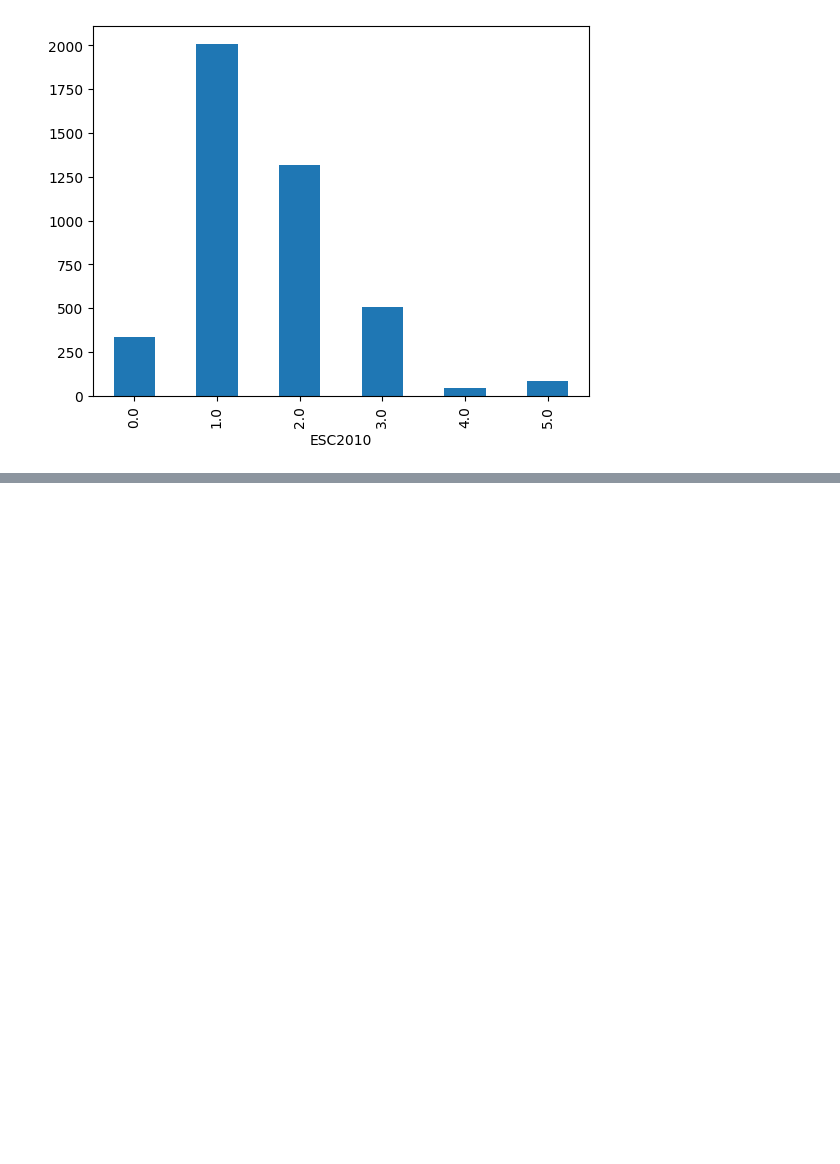
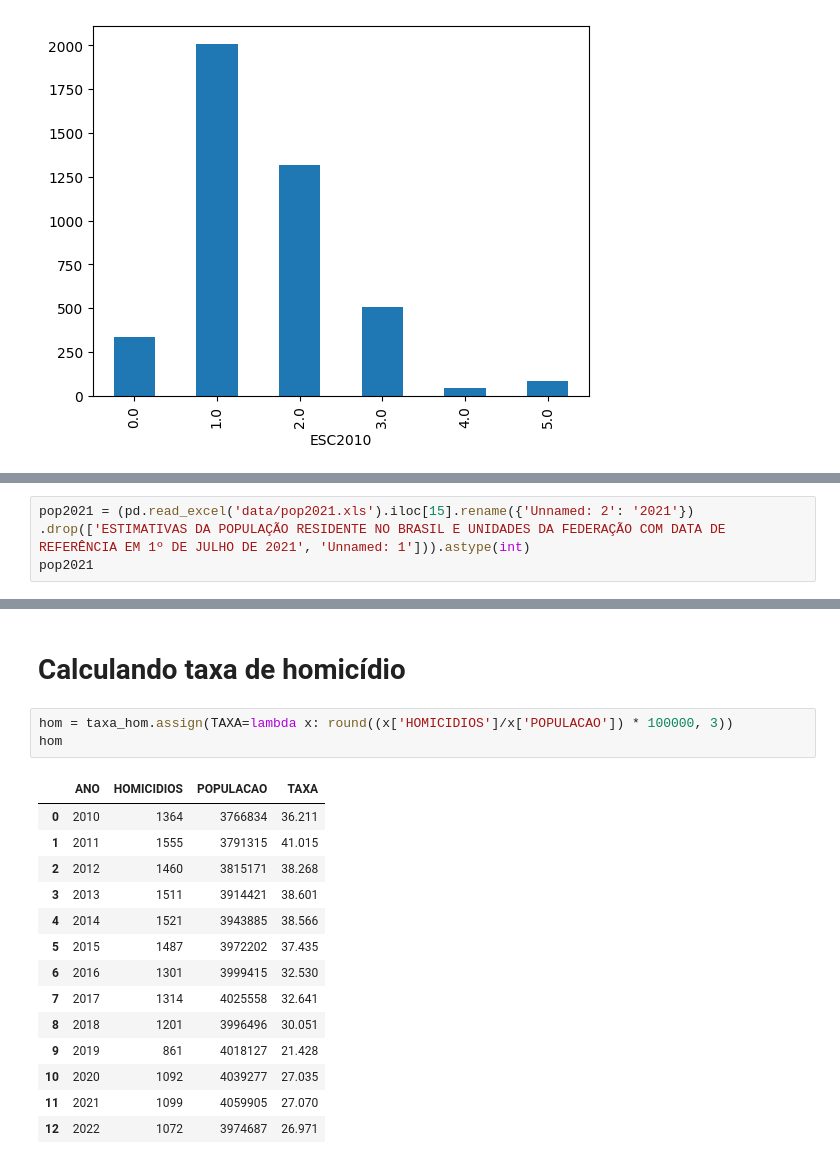
Before and after one commit to iagonmic/taxa-homicidio-pb, a Jupyter notebook: analise.ipynb, the cells around one changed output, grey strips where cells are left out. Drawn from its saved outputs; the diff is of its cells as text; blank space fills up the shorter version.

```diff
--- a/analise.ipynb
+++ b/analise.ipynb
@@ -150,0 +171,4 @@ ValueError: Multiple files found in ZIP file. Only one file per ZIP: ['PESSOAP3_
+# %%
+pop2021 = (pd.read_excel('data/pop2021.xls').iloc[15].rename({'Unnamed: 2': '2021'})
+.drop(['ESTIMATIVAS DA POPULAÇÃO RESIDENTE NO BRASIL E UNIDADES DA FEDERAÇÃO COM DATA DE REFERÊNCIA EM 1º DE JULHO DE 2021', 'Unnamed: 1'])).astype(int)
+pop2021
@@ -150,0 +212,20 @@ ValueError: Multiple files found in ZIP file. Only one file per ZIP: ['PESSOAP3_
+# %% [markdown]
+# Calculando taxa de homicídio
+# %%
+hom = taxa_hom.assign(TAXA=lambda x: round((x['HOMICIDIOS']/x['POPULACAO']) * 100000, 3))
+hom
+# %% [output]
+|  | ANO | HOMICIDIOS | POPULACAO | TAXA |
+| 0 | 2010 | 1364 | 3766834 | 36.211 |
+| 1 | 2011 | 1555 | 3791315 | 41.015 |
+| 2 | 2012 | 1460 | 3815171 | 38.268 |
+| 3 | 2013 | 1511 | 3914421 | 38.601 |
+| 4 | 2014 | 1521 | 3943885 | 38.566 |
+| 5 | 2015 | 1487 | 3972202 | 37.435 |
+| 6 | 2016 | 1301 | 3999415 | 32.530 |
+| 7 | 2017 | 1314 | 4025558 | 32.641 |
+| 8 | 2018 | 1201 | 3996496 | 30.051 |
+| 9 | 2019 | 861 | 4018127 | 21.428 |
+| 10 | 2020 | 1092 | 4039277 | 27.035 |
+| 11 | 2021 | 1099 | 4059905 | 27.070 |
+| 12 | 2022 | 1072 | 3974687 | 26.971 |
```
Also changed, not shown: parts of 19 cells of this notebook, 4 other files.
